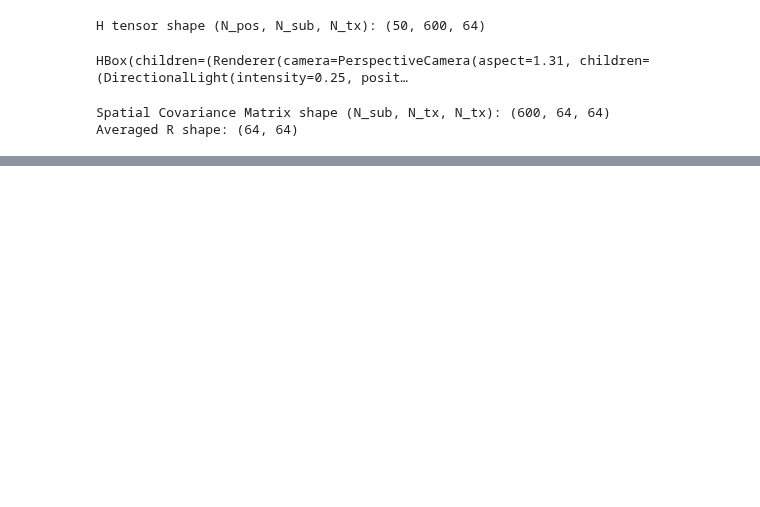
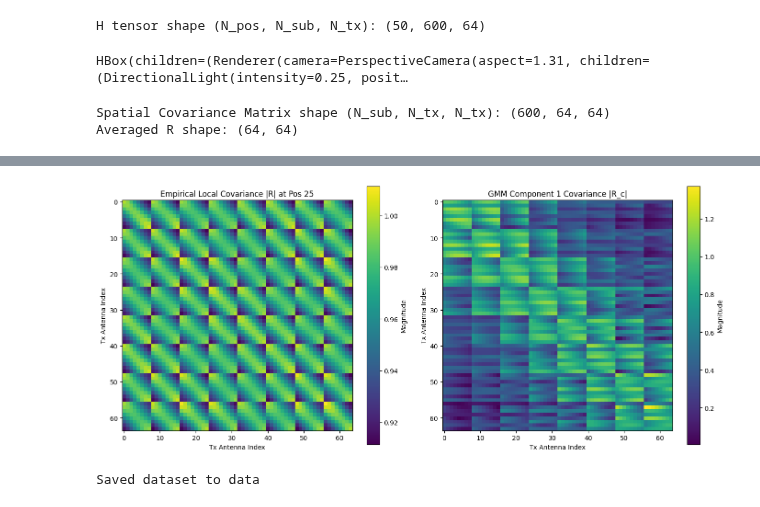
Before and after one commit to EoJinS/SNIC2026, a Jupyter notebook: experiments/covariance_visualization.ipynb, the cells around one changed output, grey strips where cells are left out. Cells and saved outputs as stored; diff of their text form; code cells hidden in the pictures; blank space fills up the shorter version.

```diff
--- a/experiments/covariance_visualization.ipynb
+++ b/experiments/covariance_visualization.ipynb
@@ -70,0 +100,45 @@ Saved dataset to data
+# %%
+# Cell 5: Visualization of Covariance Matrix Transitions and Comparison
+
+def reconstruct_complex_cov(R_real):
+    # R_real is 2N_t x 2N_t
+    N_t = R_real.shape[0] // 2
+    R_xx = R_real[:N_t, :N_t]
+    R_xy = R_real[:N_t, N_t:]
+    return 2 * (R_xx - 1j * R_xy)
+
+# We plot the empirical covariance for a selected point and compare it with the GMM component
+selected_pos = 25
+c_sel = c_hat[selected_pos].item()
+
+h_exp = tf.expand_dims(h_tensor, axis=-1)
+R_per_pos = tf.matmul(h_exp, h_exp, adjoint_b=True)
+R_local_emp = tf.reduce_mean(R_per_pos[selected_pos], axis=0)
+
+# Reconstruct complex covariance for the selected state
+U_c = params_em.U[c_sel].numpy()
+lam_c = params_em.lam[c_sel].numpy()
+R_c_real = U_c @ np.diag(lam_c) @ U_c.T
+R_c_complex = reconstruct_complex_cov(R_c_real)
+
+fig, axes = plt.subplots(1, 2, figsize=(14, 6))
+im0 = axes[0].imshow(np.abs(R_local_emp.numpy()), cmap="viridis")
+axes[0].set_title(f"Empirical Local Covariance |R| at Pos {selected_pos}")
+axes[0].set_xlabel("Tx Antenna Index")
+axes[0].set_ylabel("Tx Antenna Index")
+fig.colorbar(im0, ax=axes[0], label="Magnitude")
+
+im1 = axes[1].imshow(np.abs(R_c_complex), cmap="viridis")
+axes[1].set_title(f"GMM Component {c_sel} Covariance |R_c|")
+axes[1].set_xlabel("Tx Antenna Index")
+axes[1].set_ylabel("Tx Antenna Index")
+fig.colorbar(im1, ax=axes[1], label="Magnitude")
+
+plt.tight_layout()
+plt.show()
+
+# Export data
+save_dataset(h_tensor, R_matrix)
+# %% [output]
+[figure, added]
+Saved dataset to data
```
Also changed, not shown: parts of 6 cells of this notebook, 4 other files.
